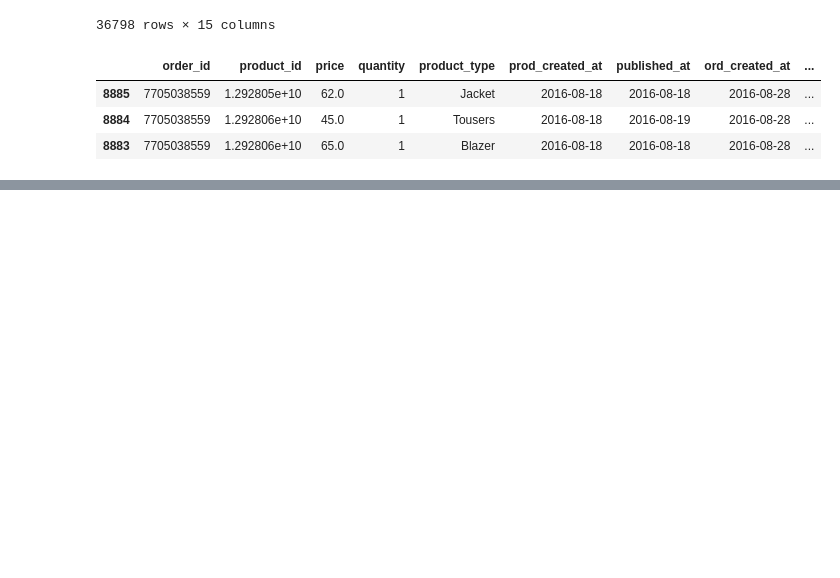
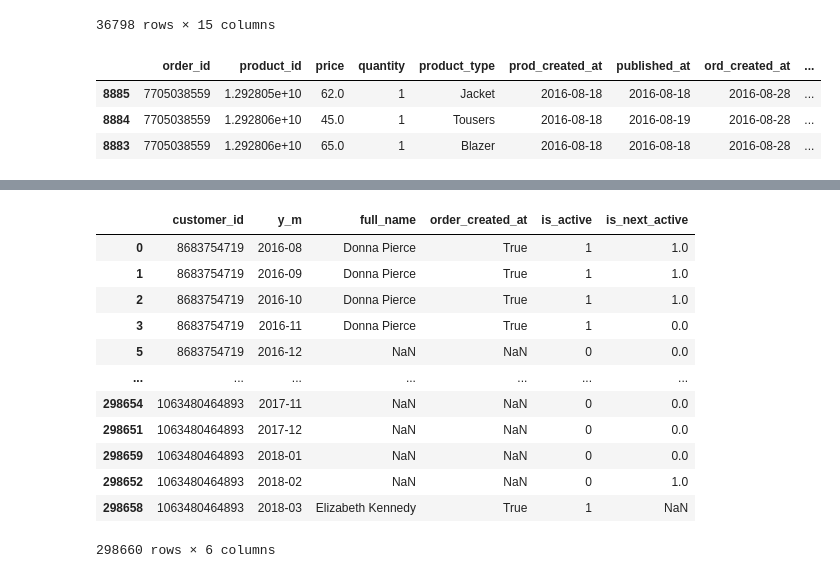
Before and after one commit to ryq99/Use_Case_Backlogs, a Jupyter notebook: ecommerce-project.ipynb, the cells around one changed output, grey strips where cells are left out. Saved outputs shown, nothing was run; the diff lists cells and outputs as text; code cells hidden in the pictures; blank space fills up the shorter version.

Commit message:
add churn rate
churn rate analysis

```diff
--- a/ecommerce-project.ipynb
+++ b/ecommerce-project.ipynb
@@ -225,0 +197,31 @@ sns.boxplot(data=prod_order, y='total_discounts_ratio', x='quantity')
+# %%
+customer_order = pd.merge(customers.rename(columns={'id':'customer_id', 'created_at':'customer_created_at'}),
+         orders.rename(columns={'id':'order_id', 'created_at':'order_created_at'}),
+         on='customer_id',
+         how='left')[['customer_id', 'full_name', 'customer_created_at', 'order_created_at', 'total_price']].sort_values(by=['customer_id', 'order_created_at'])
+# monthly churn rate: number of consumed customers in month i who didn't consume in month i+1 / number of consumed customers in month i
+customer_order['y_m'] = customer_order['order_created_at'].apply(lambda x: x[:7] if type(x) == str else x)
+churn = customer_order.groupby(['customer_id', 'full_name', 'y_m'])['order_created_at'].any().reset_index()
+
+churn_id_list = []
+for customer in churn['customer_id'].unique():
+    for y_m in churn['y_m'].unique():
+        churn_id_list.append([customer, y_m])
+churn = pd.merge(pd.DataFrame(churn_id_list, columns=['customer_id', 'y_m']),
+                 churn,
+                 on=['customer_id', 'y_m'],
+                 how='left').sort_values(by=['customer_id', 'y_m'])
+# %% [output]
+|  | customer_id | y_m | full_name | order_created_at | is_active | is_next_active |
+| 0 | 8683754719 | 2016-08 | Donna Pierce | True | 1 | 1.0 |
+| 1 | 8683754719 | 2016-09 | Donna Pierce | True | 1 | 1.0 |
+| 2 | 8683754719 | 2016-10 | Donna Pierce | True | 1 | 1.0 |
+| 3 | 8683754719 | 2016-11 | Donna Pierce | True | 1 | 0.0 |
+| 5 | 8683754719 | 2016-12 | NaN | NaN | 0 | 0.0 |
+| ... | ... | ... | ... | ... | ... | ... |
+| 298654 | 1063480464893 | 2017-11 | NaN | NaN | 0 | 0.0 |
+| 298651 | 1063480464893 | 2017-12 | NaN | NaN | 0 | 0.0 |
+| 298659 | 1063480464893 | 2018-01 | NaN | NaN | 0 | 0.0 |
+| 298652 | 1063480464893 | 2018-02 | NaN | NaN | 0 | 1.0 |
+| 298658 | 1063480464893 | 2018-03 | Elizabeth Kennedy | True | 1 | NaN |
+298660 rows × 6 columns
```
Also changed, not shown: parts of 5 cells of this notebook.
